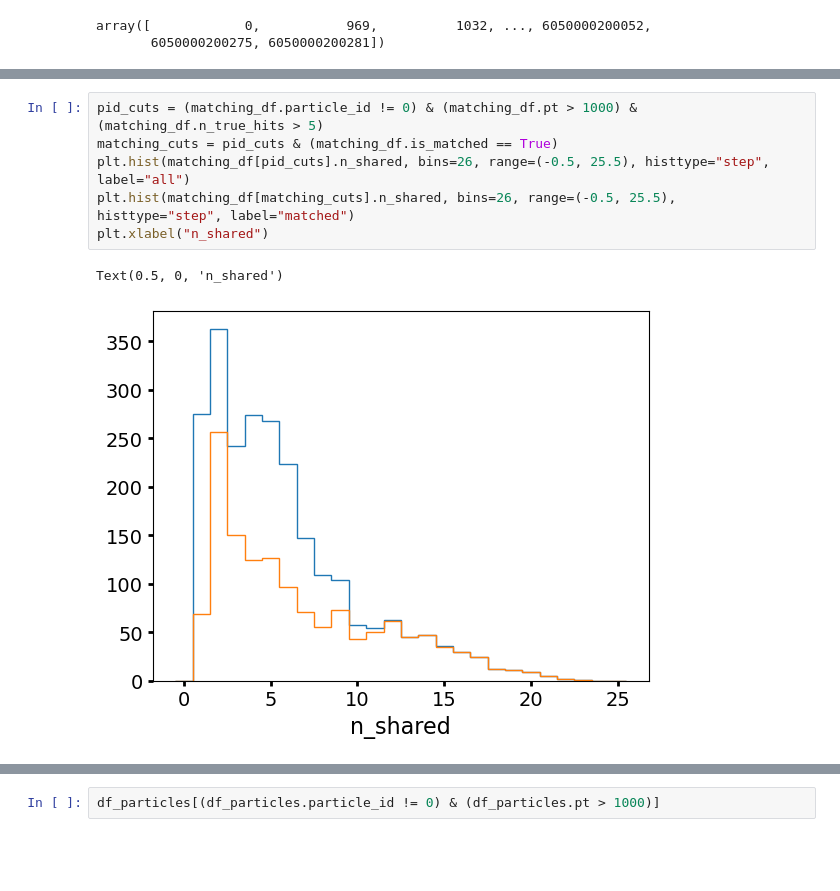
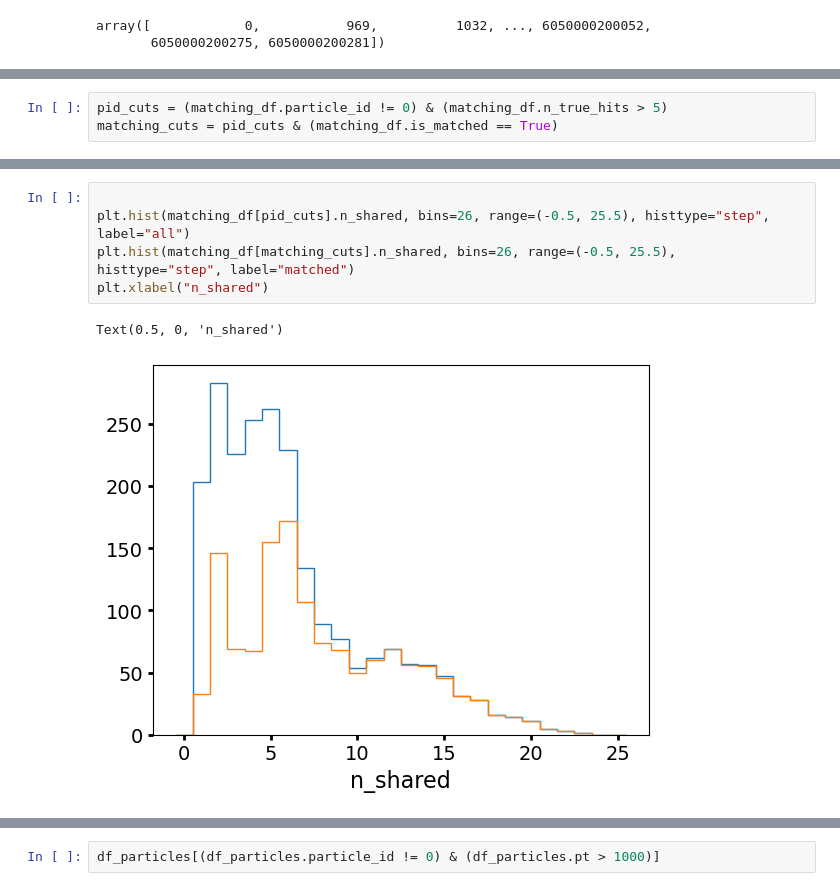
Before and after one commit to xju2/visual_tracks, a Jupyter notebook: notebooks/graph_segment.ipynb, the cells around one changed output, grey strips where cells are left out. Drawn from its saved outputs; the diff is of its cells as text; blank space fills up the shorter version.

```diff
--- a/notebooks/graph_segment.ipynb
+++ b/notebooks/graph_segment.ipynb
@@ -186,0 +192,3 @@ submission[submission.track_id == 6371]
+# %%
+pid_cuts = (matching_df.particle_id != 0) & (matching_df.n_true_hits > 5)
+matching_cuts = pid_cuts & (matching_df.is_matched == True)
@@ -187,9 +255,8 @@ submission[submission.track_id == 6371]
 # %%
-pid_cuts = (matching_df.particle_id != 0) & (matching_df.pt > 1000) & (matching_df.n_true_hits > 5)
-matching_cuts = pid_cuts & (matching_df.is_matched == True)
+
 plt.hist(matching_df[pid_cuts].n_shared, bins=26, range=(-0.5, 25.5), histtype="step", label="all")
 plt.hist(matching_df[matching_cuts].n_shared, bins=26, range=(-0.5, 25.5), histtype="step", label="matched")
 plt.xlabel("n_shared")
 # %% [output]
 Text(0.5, 0, 'n_shared')
-[figure, old version]
+[figure, new version]
```
Also changed, not shown: parts of 19 cells of this notebook, 5 other files.
